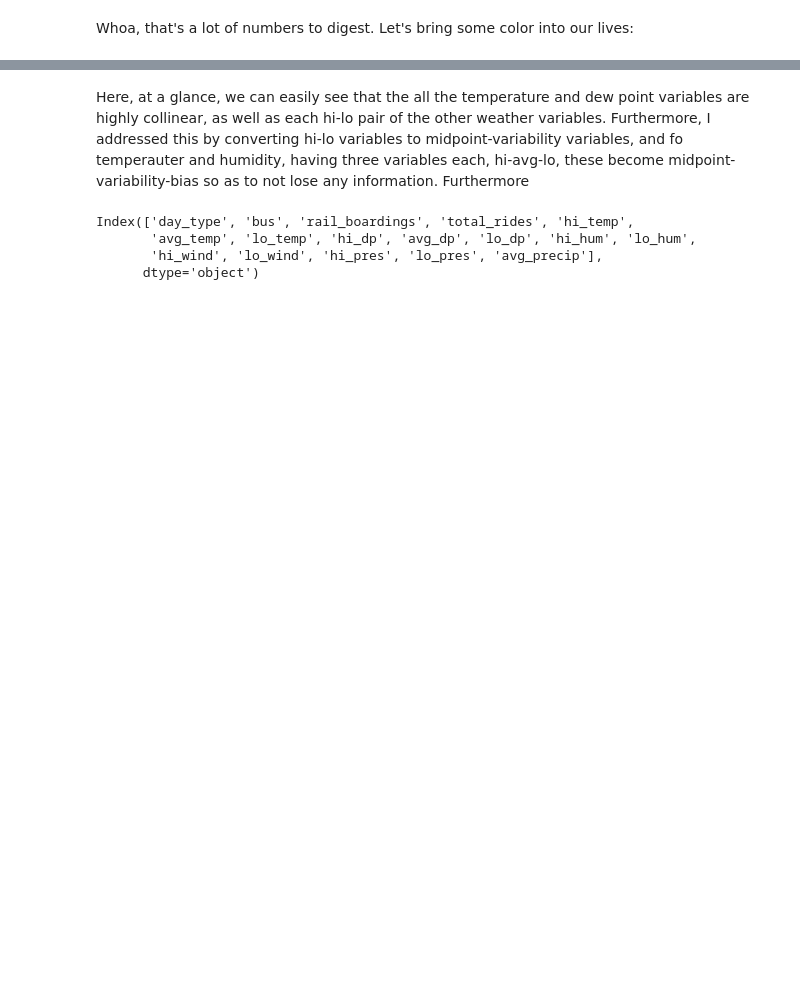
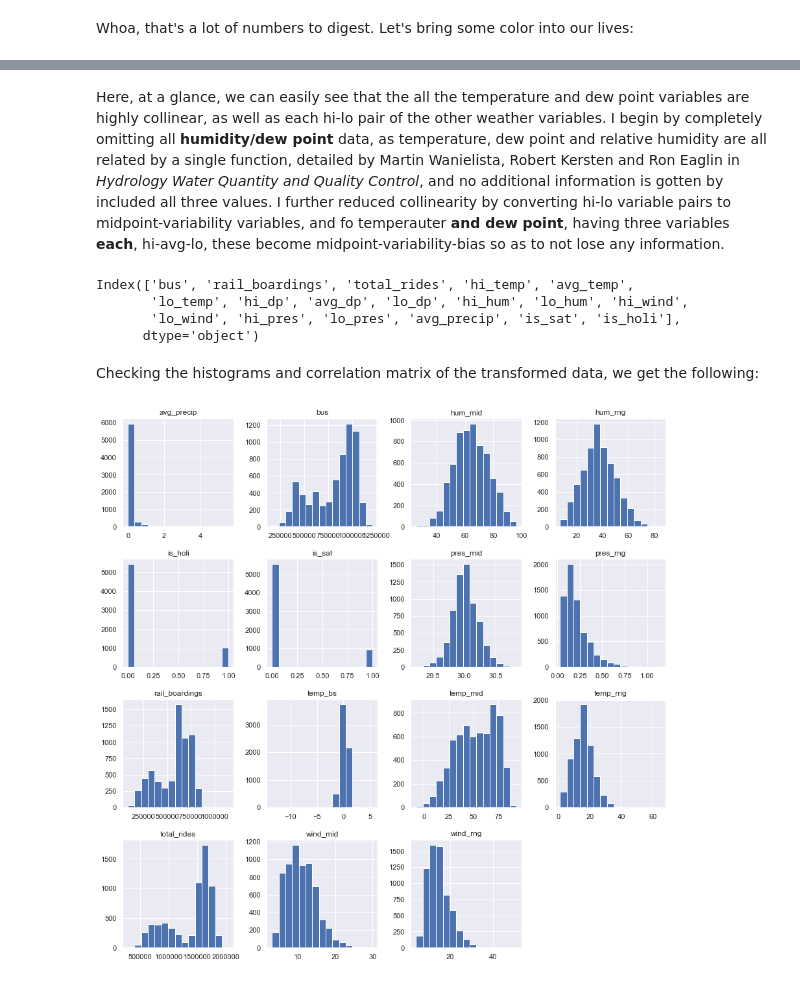
Before and after one commit to graxel/rainy_day, a Jupyter notebook: EDA.ipynb, the cells around one changed output, grey strips where cells are left out. Saved outputs shown, nothing was run; the diff lists cells and outputs as text; code cells hidden in the pictures; blank space fills up the shorter version.

```diff
--- a/EDA.ipynb
+++ b/EDA.ipynb
@@ -57,2 +63,2 @@ sns.heatmap(chi_data.corr(), fmt='.2f', center=0, vmin=-1, vmax=1, annot=True, s
 # %% [markdown]
-Here, at a glance, we can easily see that the all the temperature and dew point variables are highly collinear, as well as each hi-lo pair of the other weather variables. Furthermore, I addressed this by converting hi-lo variables to midpoint-variability variables, and fo temperauter and humidity, having three variables each, hi-avg-lo, these become midpoint-variability-bias so as to not lose any information. Furthermore
+Here, at a glance, we can easily see that the all the temperature and dew point variables are highly collinear, as well as each hi-lo pair of the other weather variables. I begin by completely omitting all **humidity/dew point** data, as temperature, dew point and relative humidity are all related by a single function, detailed by Martin Wanielista, Robert Kersten and Ron Eaglin in _Hydrology Water Quantity and Quality Control_, and no additional information is gotten by included all three values. I further reduced collinearity by converting hi-lo variable pairs to midpoint-variability variables, and fo temperauter **and dew point**, having three variables **each**, hi-avg-lo, these become midpoint-variability-bias so as to not lose any information.
@@ -61,7 +65,7 @@ temp = chi_data.head(10)
 # %%
-temp.columns
+chi_data.columns
 # %% [output]
-Index(['day_type', 'bus', 'rail_boardings', 'total_rides', 'hi_temp',
-       'avg_temp', 'lo_temp', 'hi_dp', 'avg_dp', 'lo_dp', 'hi_hum', 'lo_hum',
-       'hi_wind', 'lo_wind', 'hi_pres', 'lo_pres', 'avg_precip'],
+Index(['bus', 'rail_boardings', 'total_rides', 'hi_temp', 'avg_temp',
+       'lo_temp', 'hi_dp', 'avg_dp', 'lo_dp', 'hi_hum', 'lo_hum', 'hi_wind',
+       'lo_wind', 'hi_pres', 'lo_pres', 'avg_precip', 'is_sat', 'is_holi'],
       dtype='object')
@@ -69,0 +72,25 @@ temp['hi_temp', 'avg_temp', 'lo_temp', 'hi_dp', 'avg_dp', 'lo_dp',]
+# %%
+new_chi_data = chi_data[['bus', 'rail_boardings', 'total_rides', 'is_sat', 'is_holi', 'avg_precip']].copy()
+
+new_chi_data['temp_mid'] = ( chi_data['hi_temp'] + chi_data['lo_temp'] ) / 2
+new_chi_data['temp_rng'] = chi_data['hi_temp'] - chi_data['lo_temp']
+new_chi_data['temp_bs'] = chi_data['avg_temp'] - ( chi_data['hi_temp'] + chi_data['lo_temp'] ) / 2
+
+new_chi_data['hum_mid'] = ( chi_data['hi_hum'] + chi_data['lo_hum'] ) / 2
+new_chi_data['hum_rng'] = chi_data['hi_hum'] - chi_data['lo_hum']
+
+# new_chi_data['dp_mid'] = ( chi_data['hi_dp'] + chi_data['lo_dp'] ) / 2
+# new_chi_data['dp_rng'] = chi_data['hi_dp'] - chi_data['lo_dp']
+# new_chi_data['dp_bs'] = chi_data['avg_dp'] - ( chi_data['hi_dp'] + chi_data['lo_dp'] ) / 2
+
+new_chi_data['wind_mid'] = ( chi_data['hi_wind'] + chi_data['lo_wind'] ) / 2
+new_chi_data['wind_rng'] = chi_data['hi_wind'] - chi_data['lo_wind']
+
+new_chi_data['pres_mid'] = ( chi_data['hi_pres'] + chi_data['lo_pres'] ) / 2
+new_chi_data['pres_rng'] = chi_data['hi_pres'] - chi_data['lo_pres']
+# %% [markdown]
+Checking the histograms and correlation matrix of the transformed data, we get the following:
+# %%
+new_chi_data.hist(figsize=(15,15), layout=(4,4), bins=15);
+# %% [output]
+[figure, added]
```
Also changed, not shown: parts of 10 cells of this notebook, 3 other files.
